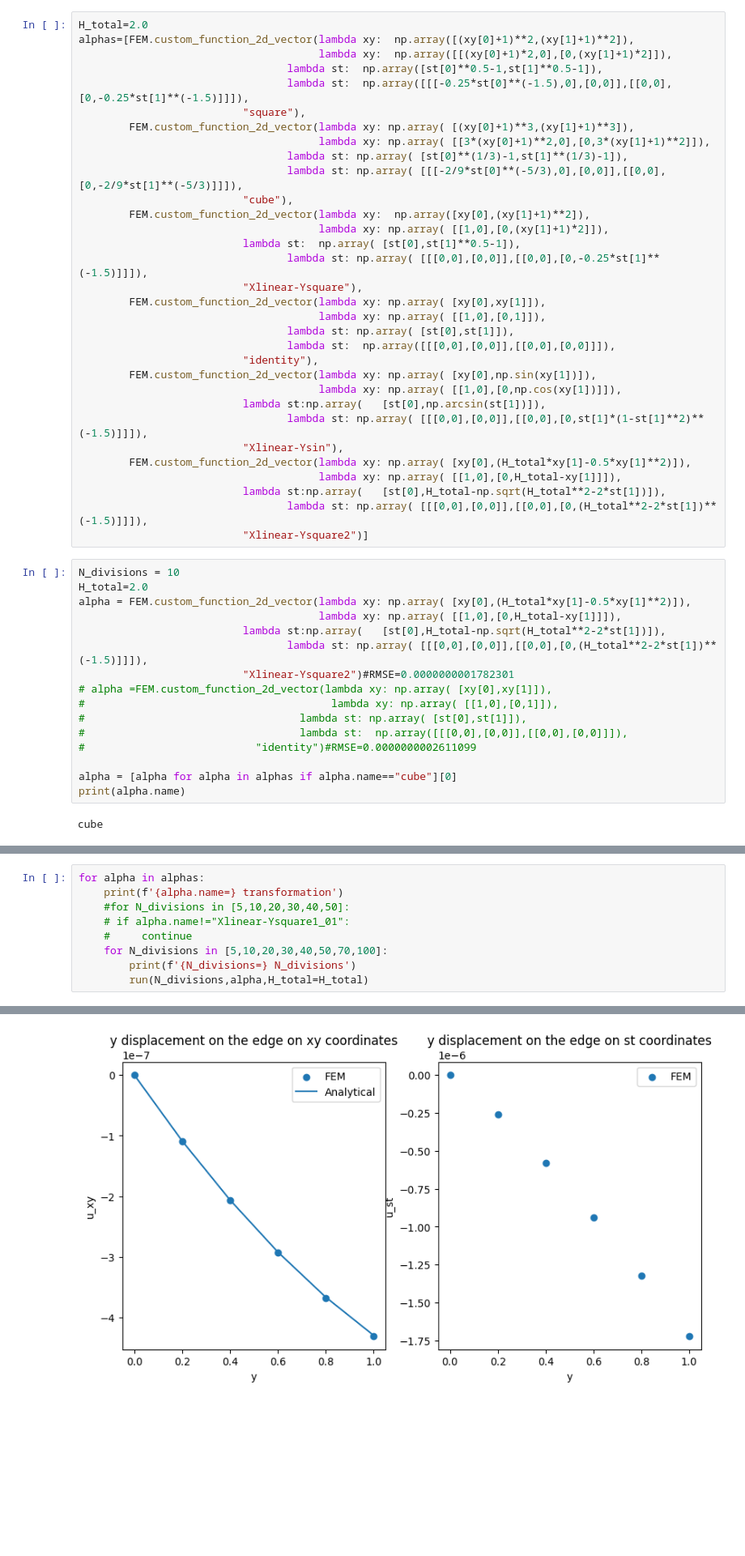
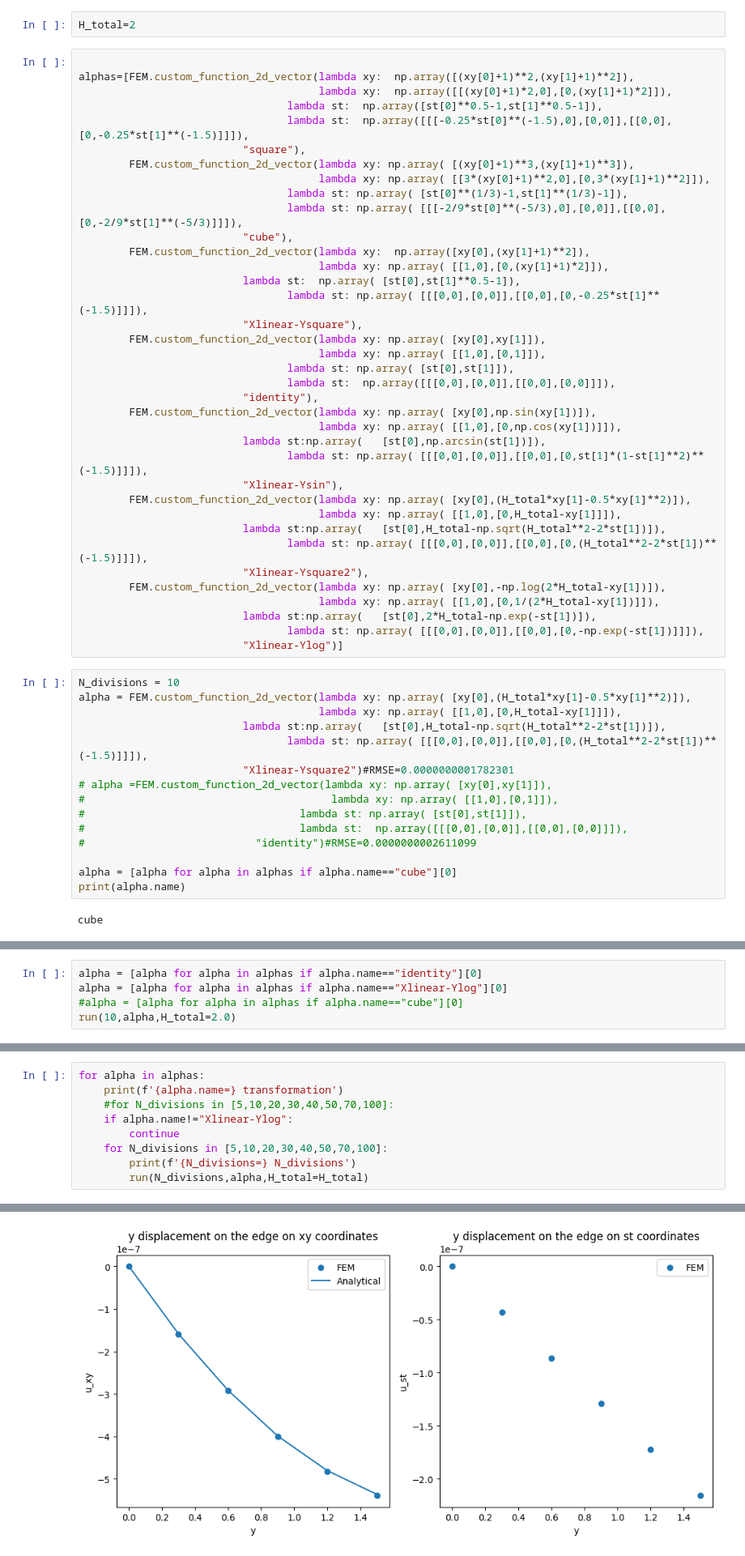
Before and after one commit to IsaAndIna/CurvilinearFEM_master, a Jupyter notebook: CurvilinearFEM_Trial_2D_7.ipynb, the cells around one changed output, grey strips where cells are left out. Shown at 81% size. Drawn from its saved outputs; the diff is of its cells as text; blank space fills up the shorter version.

```diff
--- a/CurvilinearFEM_Trial_2D_7.ipynb
+++ b/CurvilinearFEM_Trial_2D_7.ipynb
@@ -15,5 +11,7 @@ import CurvilinearFEM_Trial_2D as FEM
+# %%
+H_total=2
 # %%
-H_total=2.0
+
 alphas=[FEM.custom_function_2d_vector(lambda xy:  np.array([(xy[0]+1)**2,(xy[1]+1)**2]),
                                       lambda xy:  np.array([[(xy[0]+1)*2,0],[0,(xy[1]+1)*2]]),
                                  lambda st:  np.array([st[0]**0.5-1,st[1]**0.5-1]),
@@ -43,10 +41,14 @@ alphas=[FEM.custom_function_2d_vector(lambda xy:  np.array([(xy[0]+1)**2,(xy[1]+
                                       lambda xy: np.array( [[1,0],[0,H_total-xy[1]]]),
                           lambda st:np.array(   [st[0],H_total-np.sqrt(H_total**2-2*st[1])]),
                                  lambda st: np.array( [[[0,0],[0,0]],[[0,0],[0,(H_total**2-2*st[1])**(-1.5)]]]),
-                          "Xlinear-Ysquare2")]
+                          "Xlinear-Ysquare2"),
+        FEM.custom_function_2d_vector(lambda xy: np.array( [xy[0],-np.log(2*H_total-xy[1])]),
+                                      lambda xy: np.array( [[1,0],[0,1/(2*H_total-xy[1])]]),
+                          lambda st:np.array(   [st[0],2*H_total-np.exp(-st[1])]),
+                                 lambda st: np.array( [[[0,0],[0,0]],[[0,0],[0,-np.exp(-st[1])]]]),
+                          "Xlinear-Ylog")]
 # %%
 N_divisions = 10
-H_total=2.0
 alpha = FEM.custom_function_2d_vector(lambda xy: np.array( [xy[0],(H_total*xy[1]-0.5*xy[1]**2)]),
                                       lambda xy: np.array( [[1,0],[0,H_total-xy[1]]]),
                           lambda st:np.array(   [st[0],H_total-np.sqrt(H_total**2-2*st[1])]),
@@ -456,0 +535,5 @@ def run(N_divisions,alpha,H_total=2.0):
+# %%
+alpha = [alpha for alpha in alphas if alpha.name=="identity"][0]
+alpha = [alpha for alpha in alphas if alpha.name=="Xlinear-Ylog"][0]
+#alpha = [alpha for alpha in alphas if alpha.name=="cube"][0]
+run(10,alpha,H_total=2.0)
@@ -457,9 +544,9 @@ def run(N_divisions,alpha,H_total=2.0):
 # %%
 for alpha in alphas:
     print(f'{alpha.name=} transformation')
-    #for N_divisions in [5,10,20,30,40,50]:
-    # if alpha.name!="Xlinear-Ysquare1_01":
-    #     continue
+    #for N_divisions in [5,10,20,30,40,50,70,100]:
+    if alpha.name!="Xlinear-Ylog":
+        continue
     for N_divisions in [5,10,20,30,40,50,70,100]:
         print(f'{N_divisions=} N_divisions')
         run(N_divisions,alpha,H_total=H_total)
@@ -484 +562 @@ N_divisions=5 N_divisions
-[figure, old version]
+[figure, new version]
```
Also changed, not shown: parts of 8 cells of this notebook, 6 other files.
